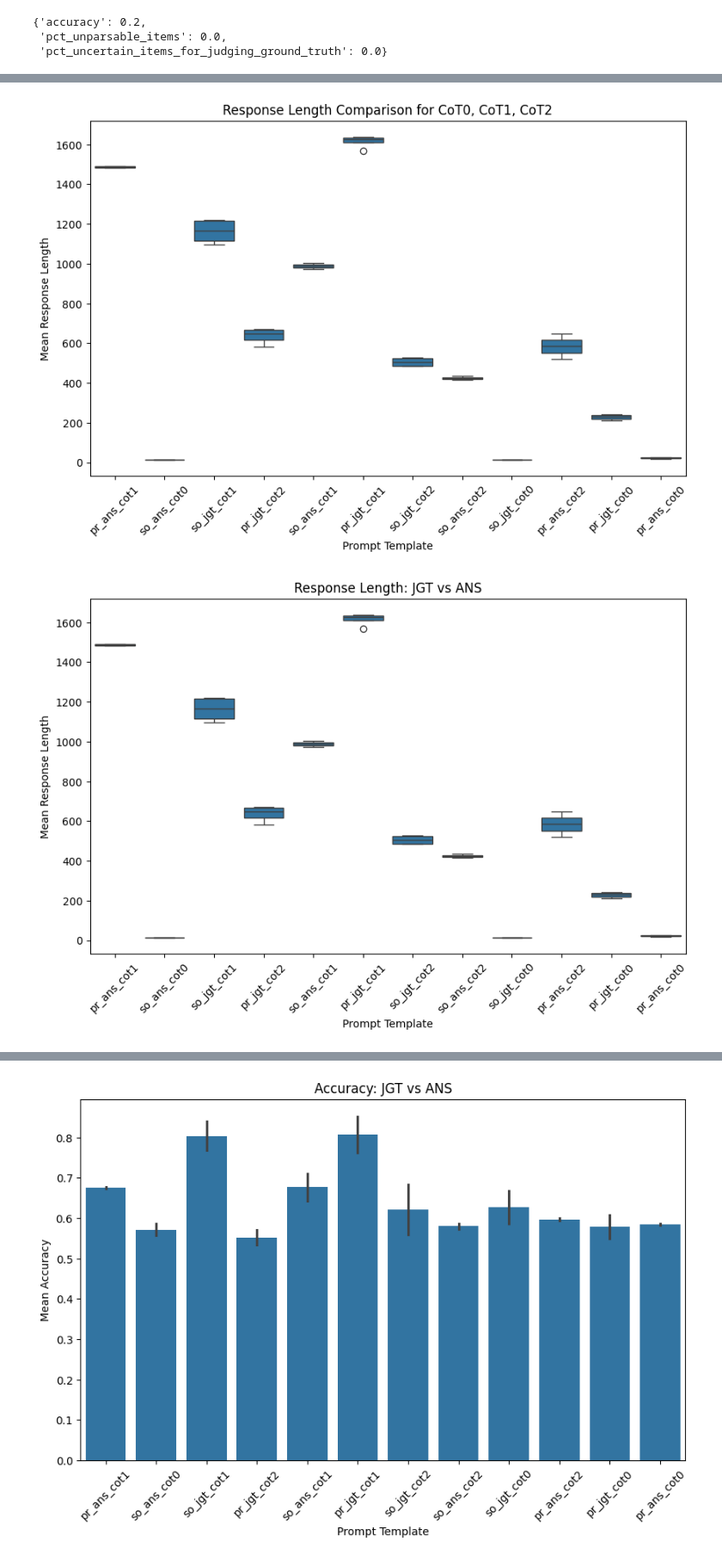
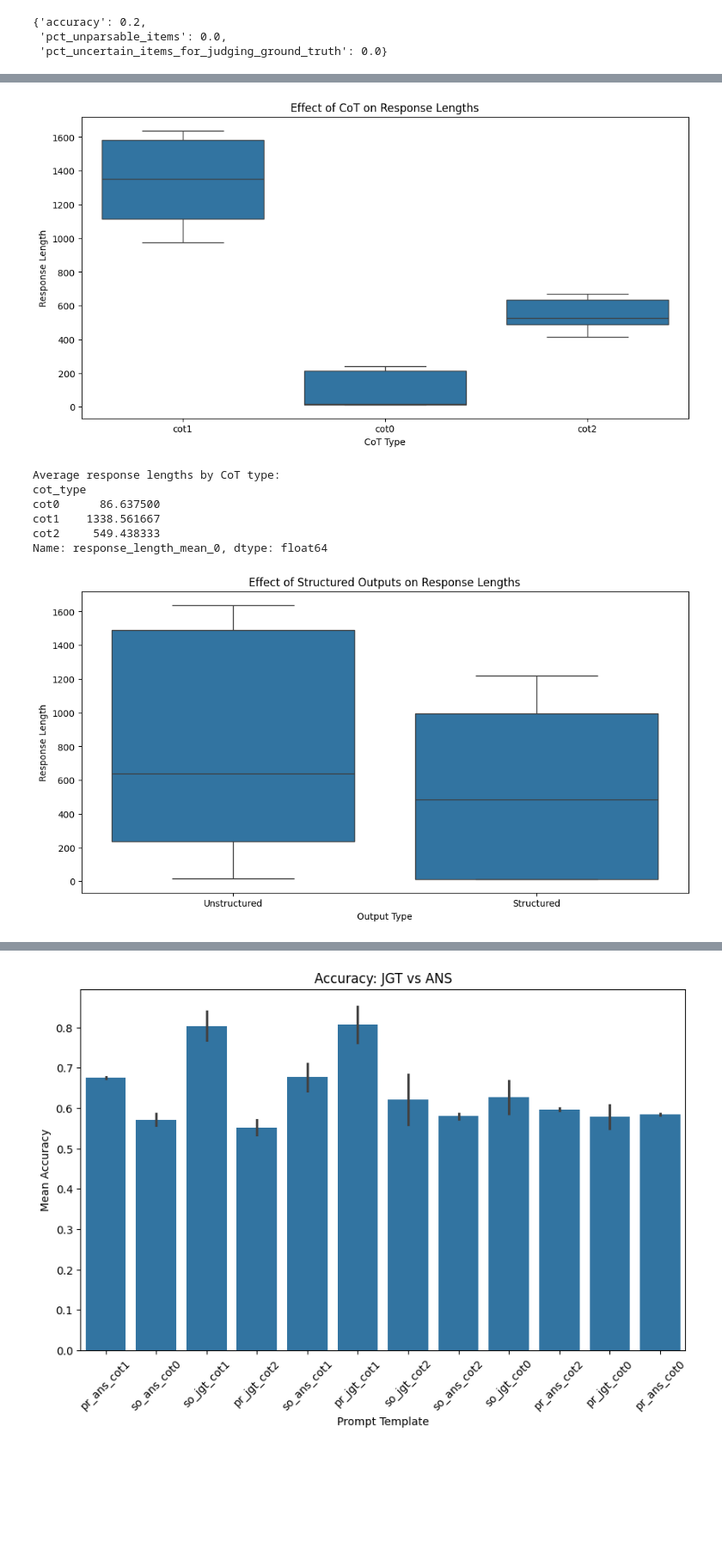
Before and after one commit to llm-council/llm-council, a Jupyter notebook: explore_mmlu_pro.ipynb, the cells around one changed output, grey strips where cells are left out. Shown at 86% size. Saved outputs shown, nothing was run; the diff lists cells and outputs as text; code cells hidden in the pictures; blank space fills up the shorter version.

```diff
--- a/explore_mmlu_pro.ipynb
+++ b/explore_mmlu_pro.ipynb
@@ -973,21 +937,63 @@ plt.show()
 # %%
-# Compare response lengths for CoT0, CoT1, CoT2
-plt.figure(figsize=(10, 6))
-sns.boxplot(x='prompt_template', y='response_length_mean_0', data=merged_df)
-plt.title('Response Length Comparison for CoT0, CoT1, CoT2')
-plt.xticks(rotation=45)
-plt.ylabel('Mean Response Length')
-plt.xlabel('Prompt Template')
-plt.show()
+import pandas as pd
+import matplotlib.pyplot as plt
+import seaborn as sns
 
-# Compare JGT vs ANS response lengths
-plt.figure(figsize=(10, 6))
-sns.boxplot(x='prompt_template', y='response_length_mean_0', data=merged_df[merged_df['prompt_template'].str.contains('jgt|ans')])
-plt.title('Response Length: JGT vs ANS')
-plt.xticks(rotation=45)
-plt.ylabel('Mean Response Length')
-plt.xlabel('Prompt Template')
-plt.show()
+# Assuming merged_df is your existing dataframe
+
+def analyze_response_lengths(df):
+    # 1. Effect of CoT on response lengths
+    plt.figure(figsize=(12, 6))
+    sns.boxplot(x='cot_type', y='response_length_mean_0', data=df)
+    plt.title('Effect of CoT on Response Lengths')
+    plt.xlabel('CoT Type')
+    plt.ylabel('Response Length')
+    plt.show()
+
+    # Calculate and print average lengths for each CoT type
+    cot_avg_lengths = df.groupby('cot_type')['response_length_mean_0'].mean()
+    print("Average response lengths by CoT type:")
+    print(cot_avg_lengths)
+
+    # 2. Effect of structured outputs on response lengths
+    plt.figure(figsize=(12, 6))
+    df['output_type'] = df['schema_name'].apply(lambda x: 'Structured' if x != 'no_schema' else 'Unstructured')
+    sns.boxplot(x='output_type', y='response_length_mean_0', data=df)
+    plt.title('Effect of Structured Outputs on Response Lengths')
+    plt.xlabel('Output Type')
+    plt.ylabel('Response Length')
+    plt.show()
+
+    # Calculate and print average lengths for structured vs unstructured
+    output_avg_lengths = df.groupby('output_type')['response_length_mean_0'].mean()
+    print("\nAverage response lengths by output type:")
+    print(output_avg_lengths)
+
+    # 3. Comparison of JGT vs ANS response lengths
+    plt.figure(figsize=(12, 6))
+    df['prompt_type'] = df['prompt_template'].apply(lambda x: 'JGT' if 'jgt' in x else 'ANS')
+    sns.boxplot(x='prompt_type', y='response_length_mean_0', data=df)
+    plt.title('Comparison of JGT vs ANS Response Lengths')
+    plt.xlabel('Prompt Type')
+    plt.ylabel('Response Length')
+    plt.show()
+
+    # Calculate and print average lengths for JGT vs ANS
+    prompt_avg_lengths = df.groupby('prompt_type')['response_length_mean_0'].mean()
+    print("\nAverage response lengths by prompt type:")
+    print(prompt_avg_lengths)
+
+# Prepare the data
+merged_df['cot_type'] = merged_df['prompt_template'].apply(lambda x: x.split('_')[-1])
+
+# Run the analysis
+analyze_response_lengths(merged_df)
 # %% [output]
-[figure, old version]
+[figure, new version]
+Average response lengths by CoT type:
+cot_type
+cot0      86.637500
+cot1    1338.561667
+cot2     549.438333
+Name: response_length_mean_0, dtype: float64
-[figure, old version]
+[figure, new version]
```
Also changed, not shown: parts of 11 cells of this notebook.
